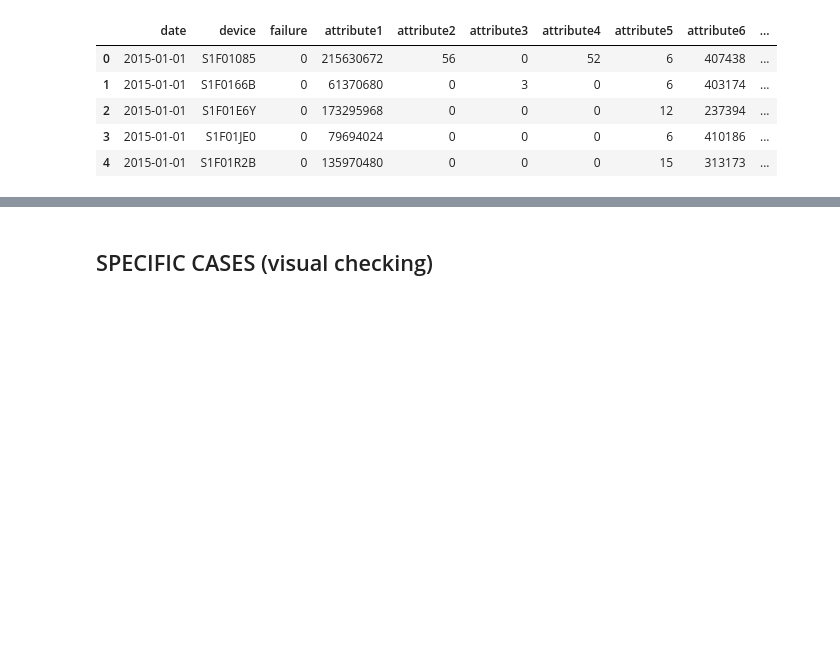
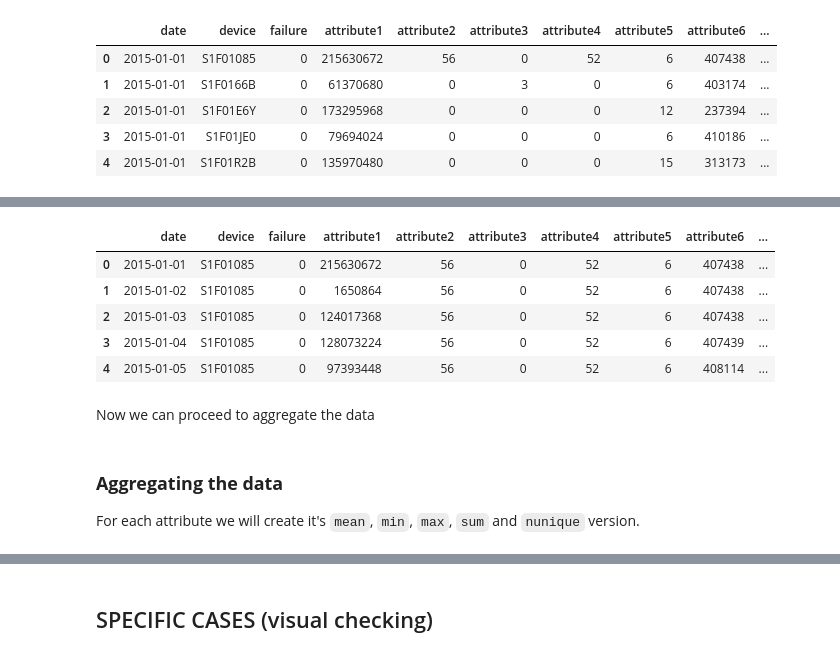
Before and after one commit to rafands/Meli_Tech_Challenge, a Jupyter notebook: prevision_de_falla.ipynb, the cells around one changed output, grey strips where cells are left out. Cells and saved outputs as stored; diff of their text form; code cells hidden in the pictures; blank space fills up the shorter version.

```diff
--- a/prevision_de_falla.ipynb
+++ b/prevision_de_falla.ipynb
@@ -22 +227,55 @@ df.head()
+# %%
+# Use the cumsum aggregation and remove all records for which cumsum > 0 (for devices with failure)
+
+## isolate cases with failure
+cases_with_failure = df[df['failure']==1].device.unique().tolist()
+df_devices_failure = df[df['device'].isin(cases_with_failure)].copy()
+## Create 'cumsum_failure'
+df_devices_failure['cumsum_failure'] = df_devices_failure.sort_values(['device','date']).groupby('device')['failure'].cumsum()
+## remove all records with 'cumsum_failure' > 0
+df_devices_failure = df_devices_failure[df_devices_failure['cumsum_failure']==0].drop(columns='cumsum_failure', axis=1)
+## add response variable: 'will_fail'
+df_devices_failure['will_fail'] = 1
+
+# - - - - - - - - - - - - - - - - - - - - - - - - - - - - - - - - - - - - - - - - - - - - - - - - - - - - - - - -
+
+# Remove respective most recent record for devices without failure.
+
+## isolate cases without failure
+cases_without_failure = df[~df['device'].isin(cases_with_failure)].device.unique().tolist()
+df_devices_nofailure = df[df['device'].isin(cases_without_failure)].copy()
+
+## create temporary df with device and most recent date, and remove these rows from df
+df_devices_nofailure = df_devices_nofailure.merge((df_devices_nofailure
+                                                   .groupby('device')
+                                                   .agg(most_recent_date=('date_dt','max'))
+                                                   .reset_index()
+                                                   .rename(columns={'device':'_device'})
+                                                   ),
+                                                  how='outer',
+                                                  left_on=['device', 'date_dt'],
+                                                  right_on=['_device', 'most_recent_date'],
+                                                  indicator=True).query('_merge=="left_only"').drop(columns=['_merge', '_device', 'most_recent_date'], axis=1)
+df_devices_nofailure['will_fail'] = 0
+
+df_devices_nofailure.head()
+
+# - - - - - - - - - - - - - - - - - - - - - - - - - - - - - - - - - - - - - - - - - - - - - - - - - - - - - - - -
+
+df_clean = pd.concat([df_devices_nofailure, df_devices_failure], )
+
+df_clean.head()
+# %% [output]
+|  | date | device | failure | attribute1 | attribute2 | attribute3 | attribute4 | attribute5 | attribute6 | ... |
+| 0 | 2015-01-01 | S1F01085 | 0 | 215630672 | 56 | 0 | 52 | 6 | 407438 | ... |
+| 1 | 2015-01-02 | S1F01085 | 0 | 1650864 | 56 | 0 | 52 | 6 | 407438 | ... |
+| 2 | 2015-01-03 | S1F01085 | 0 | 124017368 | 56 | 0 | 52 | 6 | 407438 | ... |
+| 3 | 2015-01-04 | S1F01085 | 0 | 128073224 | 56 | 0 | 52 | 6 | 407439 | ... |
+| 4 | 2015-01-05 | S1F01085 | 0 | 97393448 | 56 | 0 | 52 | 6 | 408114 | ... |
+# %% [markdown]
+Now we can proceed to aggregate the data
+# %% [markdown]
+### **Aggregating the data**
+
+For each attribute we will create it's `mean`, `min`, `max`, `sum` and `nunique` version.
 # %%
```
Also changed, not shown: parts of 59 cells of this notebook.
